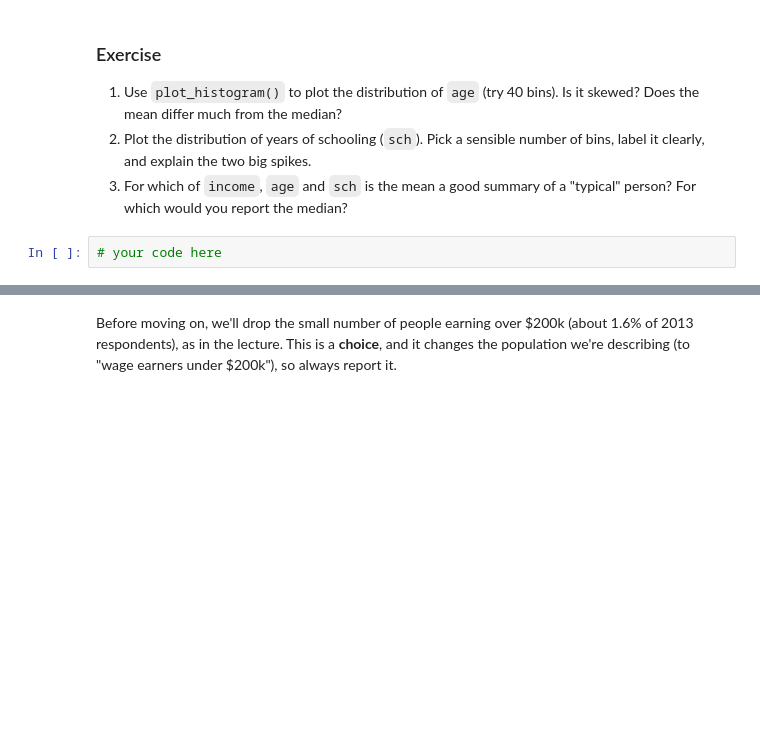
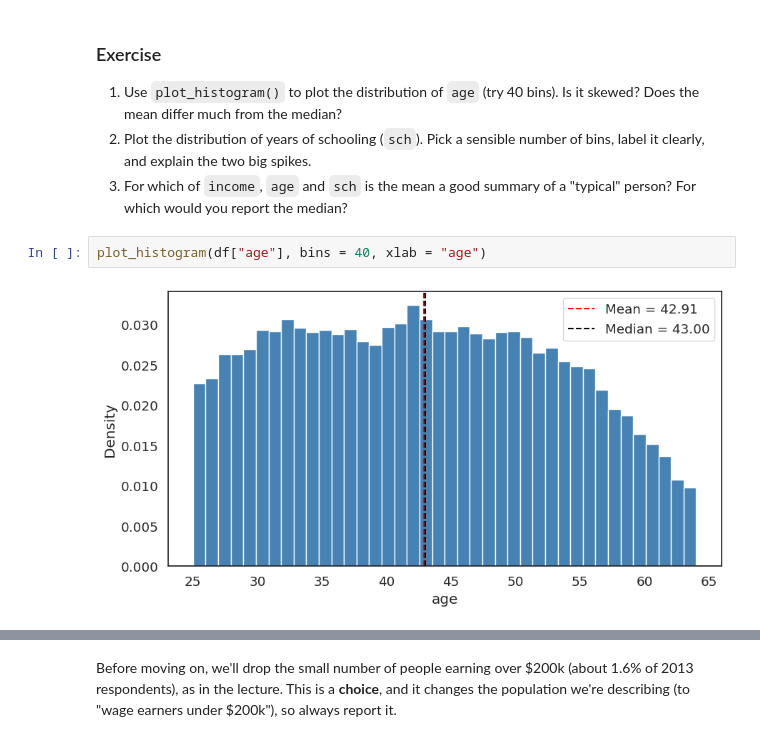
Before and after one commit to mao-gh/QM2, a Jupyter notebook: notebooks/W05. Distributions and Basic Statistics.ipynb, the cells around one changed output, grey strips where cells are left out. Drawn from its saved outputs; the diff is of its cells as text; blank space fills up the shorter version.

```diff
--- a/notebooks/W05. Distributions and Basic Statistics.ipynb
+++ b/notebooks/W05. Distributions and Basic Statistics.ipynb
@@ -256,5 +280,7 @@ plt.legend(); plt.show()
 2. Plot the distribution of years of schooling (`sch`). Pick a sensible number of bins, label it clearly, and explain the two big spikes.
 3. For which of `income`, `age` and `sch` is the mean a good summary of a "typical" person? For which would you report the median?
 # %%
-# your code here
+plot_histogram(df["age"], bins = 40, xlab = "age")
+# %% [output]
+[figure, added]
 # %%
```
Also changed, not shown: parts of 12 cells of this notebook.
